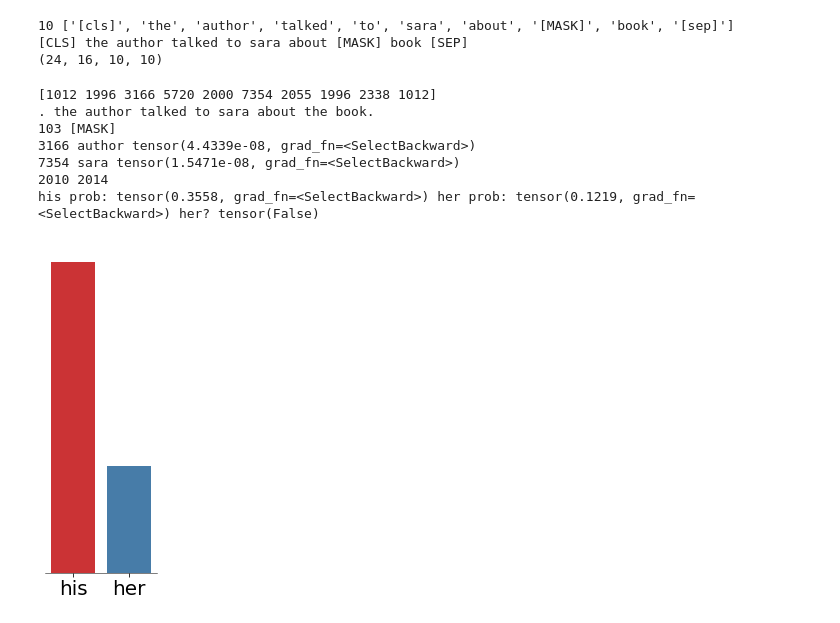
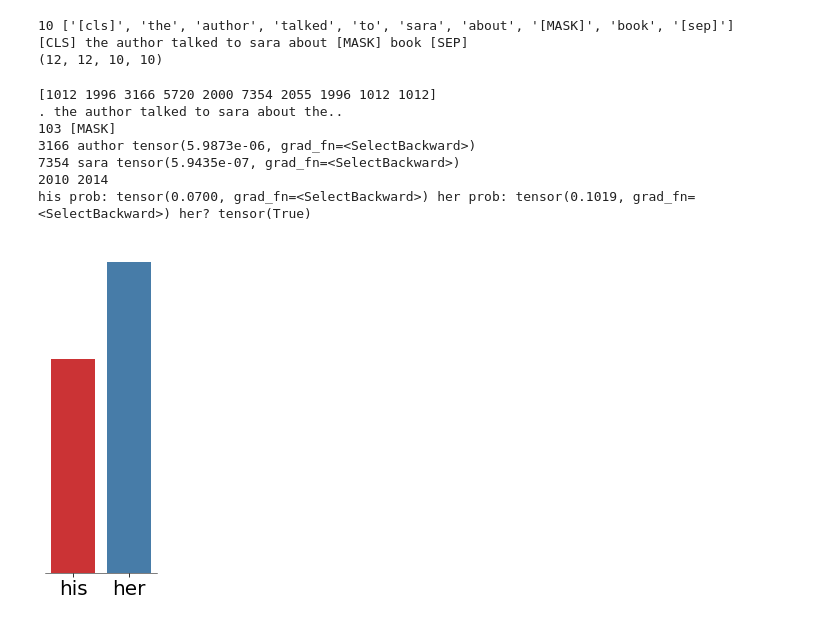
Before and after one commit to samiraabnar/attention_flow, a Jupyter notebook: bert_example.ipynb, the cells around one changed output. Cells and saved outputs as stored; diff of their text form; code cells hidden in the pictures.

```diff
--- a/bert_example.ipynb
+++ b/bert_example.ipynb
@@ -70,0 +127,7 @@ tokenizer.encode([tokenizer._mask_token])
+# %%
+pretrained_weights = 'bert-base-uncased'
+model = AutoModelForMaskedLM.from_pretrained(pretrained_weights,
+                                             output_hidden_states=True,
+                                             output_attentions=True)
+model.zero_grad()
+tokenizer = AutoTokenizer.from_pretrained(pretrained_weights, use_fast=True)
@@ -97,7 +164,8 @@ print(len(tokens), tokens)
 tf_input_ids = tokenizer.encode(sentence)
 print(tokenizer.decode(tf_input_ids))
 input_ids = torch.tensor([tf_input_ids])
-all_hidden_states, all_attentions = model(input_ids)[-2:]
+model_outputs = model(input_ids)
+all_hidden_states, all_attentions =  model_outputs['hidden_states'],  model_outputs['attentions']
 
 _attentions = [att.detach().numpy() for att in all_attentions]
 attentions_mat = np.asarray(_attentions)[:,0]
@@ -105,7 +173,7 @@ print(attentions_mat.shape)
 # %% [output]
 10 ['[cls]', 'the', 'author', 'talked', 'to', 'sara', 'about', '[MASK]', 'book', '[sep]']
 [CLS] the author talked to sara about [MASK] book [SEP]
-(24, 16, 10, 10)
+(12, 12, 10, 10)
 # %%
 output = model(input_ids)[0]
 predicted_target = torch.nn.Softmax()(output[0,src[ex_id]])
@@ -116,27 +184,27 @@ print(tf_input_ids[src[ex_id]], tokenizer.decode([tf_input_ids[src[ex_id]]]))
 print(tf_input_ids[targets[ex_id][0]], tokenizer.decode([tf_input_ids[targets[ex_id][0]]]), predicted_target[tf_input_ids[targets[ex_id][0]]])
 print(tf_input_ids[targets[ex_id][1]], tokenizer.decode([tf_input_ids[targets[ex_id][1]]]), predicted_target[tf_input_ids[targets[ex_id][1]]])
 
-his_id = tokenizer.encode(['his'])[1]
-her_id = tokenizer.encode(['her'])[1]
+his_id = tokenizer.encode('his')[1]
+her_id = tokenizer.encode('her')[1]
 
 print(his_id, her_id)
 print("his prob:", predicted_target[his_id], "her prob:", predicted_target[her_id], "her?", predicted_target[her_id] > predicted_target[his_id])
 # %% [output]
-[1012 1996 3166 5720 2000 7354 2055 1996 2338 1012]
-. the author talked to sara about the book.
+[1012 1996 3166 5720 2000 7354 2055 1996 1012 1012]
+. the author talked to sara about the..
 103 [MASK]
-3166 author tensor(4.4339e-08, grad_fn=<SelectBackward>)
-7354 sara tensor(1.5471e-08, grad_fn=<SelectBackward>)
+3166 author tensor(5.9873e-06, grad_fn=<SelectBackward>)
+7354 sara tensor(5.9435e-07, grad_fn=<SelectBackward>)
 2010 2014
-his prob: tensor(0.3558, grad_fn=<SelectBackward>) her prob: tensor(0.1219, grad_fn=<SelectBackward>) her? tensor(False)
+his prob: tensor(0.0700, grad_fn=<SelectBackward>) her prob: tensor(0.1019, grad_fn=<SelectBackward>) her? tensor(True)
 # %%
 fig = plt.figure(1,figsize=(2,6))
-ax = sns.barplot(['his', 'her'], [predicted_target[his_id].detach().numpy(), predicted_target[her_id].detach().numpy()], linewidth=0, palette='Set1')
+ax = sns.barplot(['his', 'her'], [float(predicted_target[his_id].detach()), float(predicted_target[her_id].detach())], linewidth=0, palette='Set1')
 sns.despine(fig=fig, ax=None, top=True, right=True, left=True, bottom=False, offset=None, trim=False)
 ax.set_yticks([])
 plt.savefig('rat_bert_bar_{}.png'.format(ex_id), format='png', transparent=True, dpi=360, bbox_inches='tight')
 # %% [output]
-[figure, old version]
+[figure, new version]
 # %%
 plt.figure(1,figsize=(3,6))
 plot_attention_heatmap(attentions_mat.sum(axis=1)/attentions_mat.shape[1], src[ex_id], t_positions=targets[ex_id], sentence=sentence)
```
Also changed, not shown: parts of 17 cells of this notebook.
